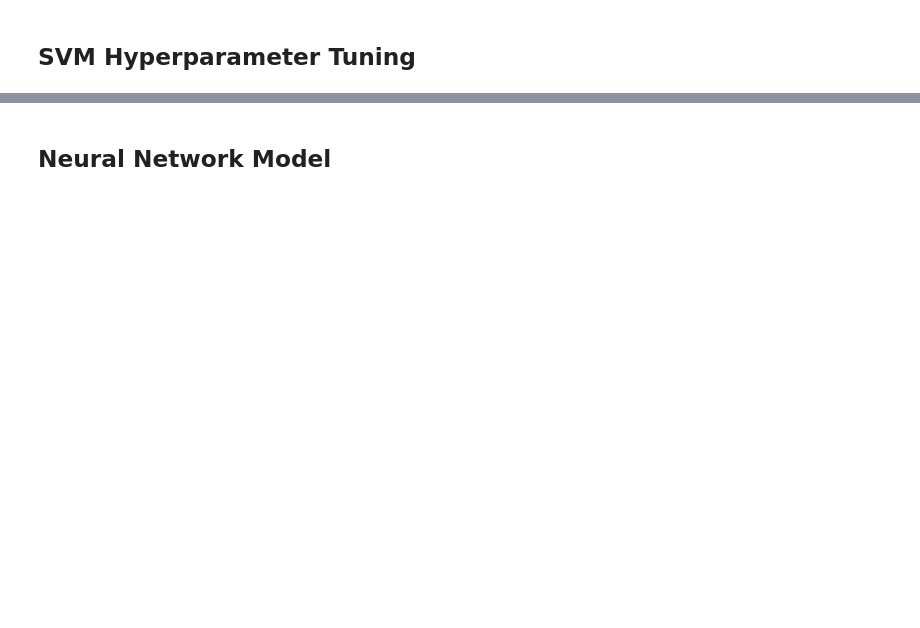
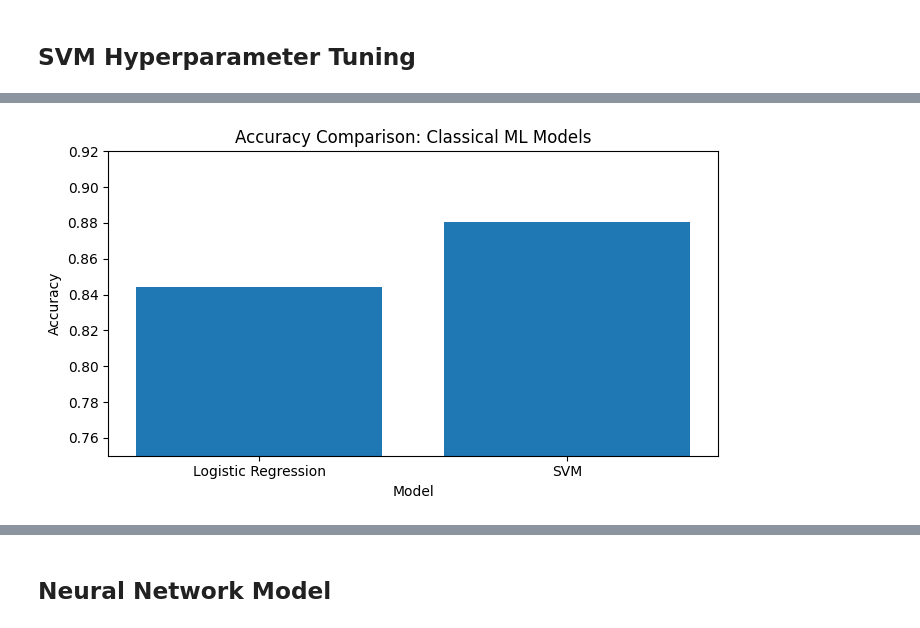
Before and after one commit to RohithRamesh24/Rexon-AI-Banking-Assistant-Chatbot, a Jupyter notebook: notebooks/01_eda.ipynb, the cells around one changed output, grey strips where cells are left out. Saved outputs shown, nothing was run; the diff lists cells and outputs as text; code cells hidden in the pictures; blank space fills up the shorter version.

```diff
--- a/notebooks/01_eda.ipynb
+++ b/notebooks/01_eda.ipynb
@@ -233,0 +275,18 @@ Tuned SVM Validation Accuracy: 0.88055972013993
+# %%
+
+models = ["Logistic Regression", "SVM"]
+accuracies = [
+    accuracy_score(y_val, y_pred),
+    accuracy_score(y_val, svm_pred)
+]
+
+plt.figure(figsize=(7,4))
+plt.bar(models, accuracies)
+plt.title("Accuracy Comparison: Classical ML Models")
+plt.xlabel("Model")
+plt.ylabel("Accuracy")
+plt.ylim(0.75, 0.92)
+plt.tight_layout()
+plt.show()
+# %% [output]
+[figure, added]
```
Also changed, not shown: parts of 34 cells of this notebook, 1 other file.
